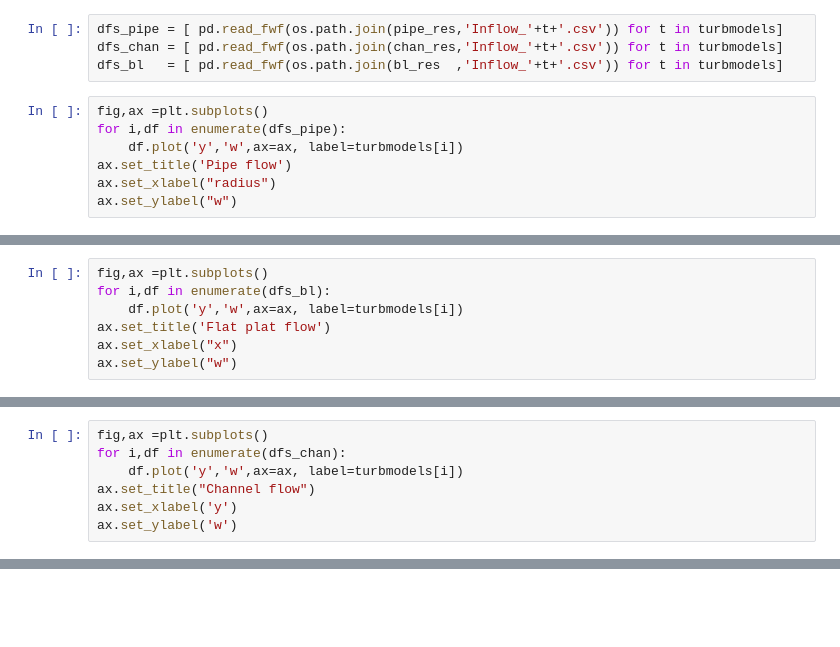
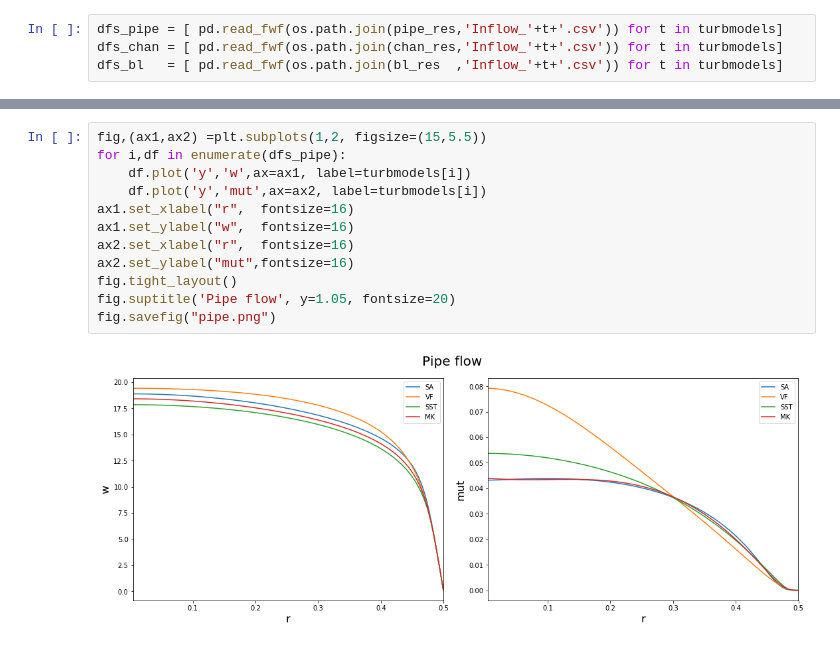
Before and after one commit to Fluid-Dynamics-Of-Energy-Systems-Team/RANS_pipe, a Jupyter notebook: notebooks/Validation.ipynb, the cells around one changed output, grey strips where cells are left out. Saved outputs shown, nothing was run; the diff lists cells and outputs as text; blank space fills up the shorter version.

```diff
--- a/notebooks/Validation.ipynb
+++ b/notebooks/Validation.ipynb
@@ -13,10 +13,3 @@ turbmodels = ['SA','VF','SST','MK']
 dfs_pipe = [ pd.read_fwf(os.path.join(pipe_res,'Inflow_'+t+'.csv')) for t in turbmodels]
 dfs_chan = [ pd.read_fwf(os.path.join(chan_res,'Inflow_'+t+'.csv')) for t in turbmodels]
 dfs_bl   = [ pd.read_fwf(os.path.join(bl_res  ,'Inflow_'+t+'.csv')) for t in turbmodels]
-# %%
-fig,ax =plt.subplots()
-for i,df in enumerate(dfs_pipe):
-    df.plot('y','w',ax=ax, label=turbmodels[i])
-ax.set_title('Pipe flow')
-ax.set_xlabel("radius")
-ax.set_ylabel("w")
@@ -26,7 +15,0 @@ Text(0, 0.5, 'w')
-# %%
-fig,ax =plt.subplots()
-for i,df in enumerate(dfs_bl):
-    df.plot('y','w',ax=ax, label=turbmodels[i])
-ax.set_title('Flat plat flow')
-ax.set_xlabel("x")
-ax.set_ylabel("w")
@@ -36,7 +15,0 @@ Text(0, 0.5, 'w')
-# %%
-fig,ax =plt.subplots()
-for i,df in enumerate(dfs_chan):
-    df.plot('y','w',ax=ax, label=turbmodels[i])
-ax.set_title("Channel flow")
-ax.set_xlabel('y')
-ax.set_ylabel('w')
@@ -45,0 +16,14 @@ Text(0, 0.5, 'w')
+# %%
+fig,(ax1,ax2) =plt.subplots(1,2, figsize=(15,5.5))
+for i,df in enumerate(dfs_pipe):
+    df.plot('y','w',ax=ax1, label=turbmodels[i])
+    df.plot('y','mut',ax=ax2, label=turbmodels[i])
+ax1.set_xlabel("r",  fontsize=16)
+ax1.set_ylabel("w",  fontsize=16)
+ax2.set_xlabel("r",  fontsize=16)
+ax2.set_ylabel("mut",fontsize=16)
+fig.tight_layout()
+fig.suptitle('Pipe flow', y=1.05, fontsize=20)
+fig.savefig("pipe.png")
+# %% [output]
+[figure, added]
```
Also changed, not shown: parts of 5 cells of this notebook, 3 other files.
